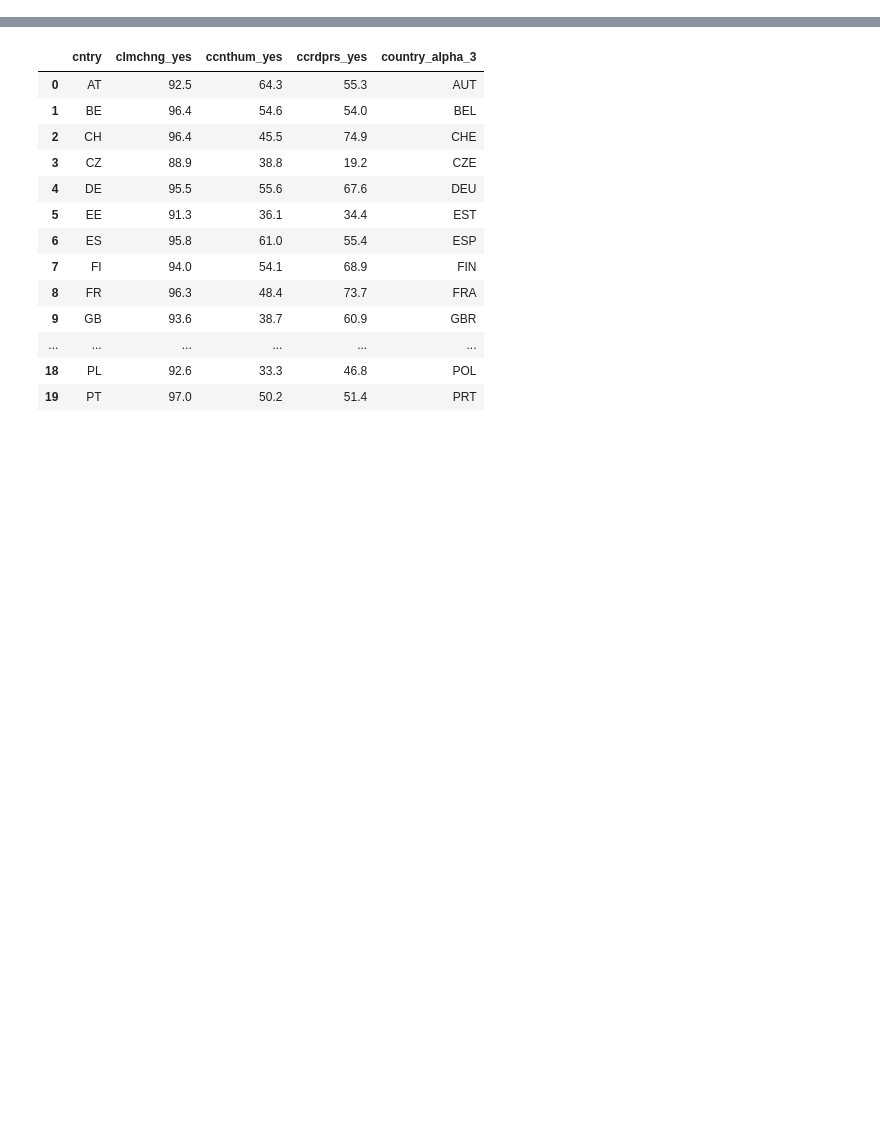
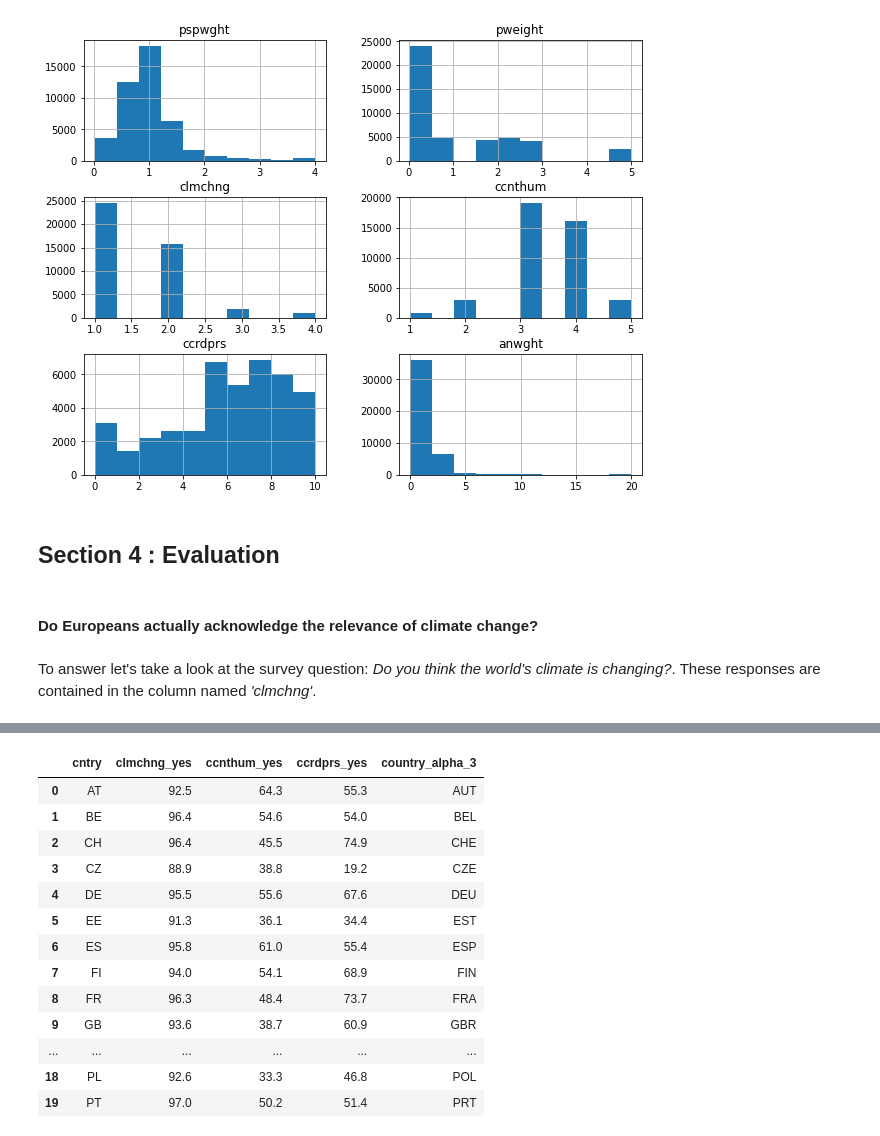
Before and after one commit to FrnRmn/europeans_climate_change, a Jupyter notebook: Analysis_Climate_Change.ipynb, the cells around one changed output, grey strips where cells are left out. Saved outputs shown, nothing was run; the diff lists cells and outputs as text; code cells hidden in the pictures; blank space fills up the shorter version.

```diff
--- a/Analysis_Climate_Change.ipynb
+++ b/Analysis_Climate_Change.ipynb
@@ -194,0 +120,11 @@ plt.ylabel("Proportion of people answering more or equal 7 out of 10");
+# %%
+df.hist(figsize=(10,8));
+# %% [output]
+[figure, added]
+# %% [markdown]
+## Section 4 : Evaluation
+# %% [markdown]
+#### Do Europeans actually acknowledge the relevance of climate change?
+# %% [markdown]
+To answer let's take a look at the survey question: *Do you think the world's climate is changing?*.
+These responses are contained in the column named *'clmchng'*.
```
Also changed, not shown: parts of 81 cells of this notebook, 3 other files.
